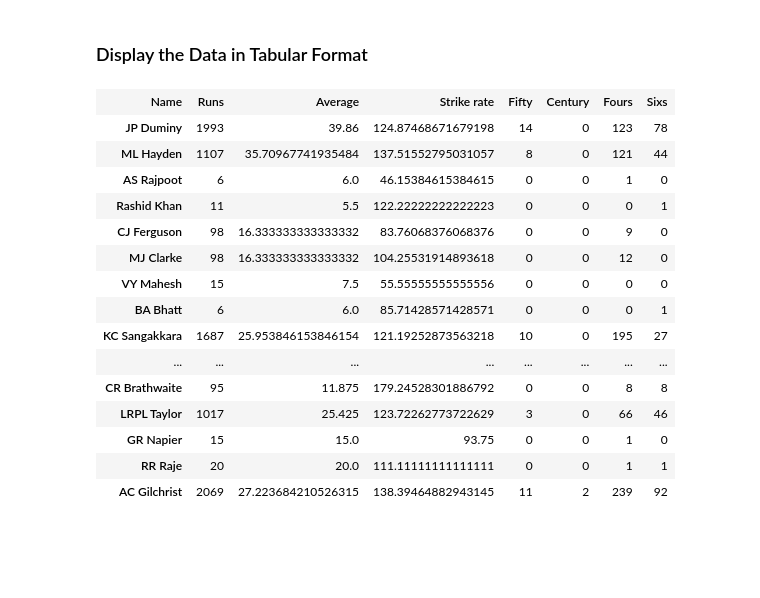
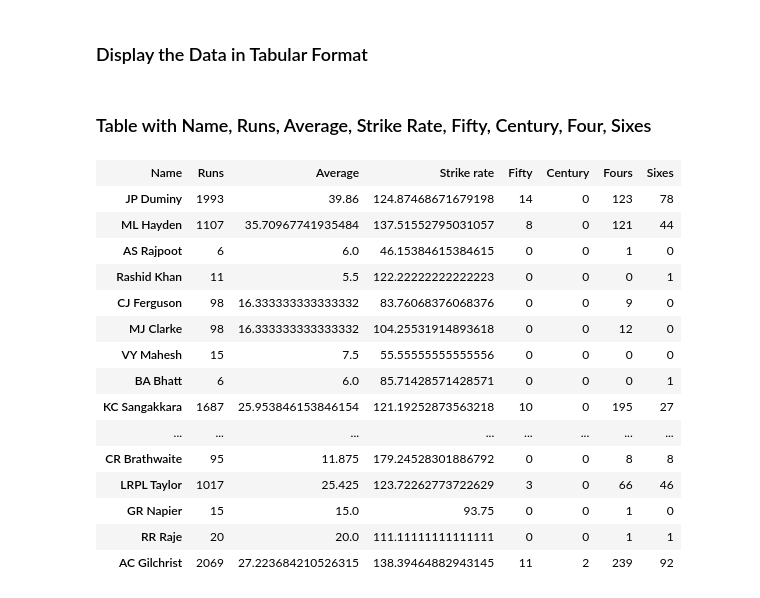
Before and after one commit to AnshulHedau/IPL_Insights, a Jupyter notebook: IPL - Batsman Analysis.ipynb, the cells around one changed output. Cells and saved outputs as stored; diff of their text form; code cells hidden in the pictures; blank space fills up the shorter version.

```diff
--- a/IPL - Batsman Analysis.ipynb
+++ b/IPL - Batsman Analysis.ipynb
@@ -1074,15 +579,17 @@ class ListTable(list):
 
         html.append("</table>")
         return ''.join(html)
+# %% [markdown]
+### Table with Name, Runs, Average, Strike Rate, Fifty, Century, Four, Sixes
 # %%
 analysis_condition = ListTable()
 
-analysis_condition.append(['Name', 'Runs', 'Average', 'Strike rate','Fifty', 'Century', 'Fours','Sixs'])
+analysis_condition.append(['Name', 'Runs', 'Average', 'Strike rate','Fifty', 'Century', 'Fours','Sixes'])
 for i in range(len(player_list)):
     analysis_condition.append([player_list[i], Players_Runs[i], P_avg[i], Players_SR[i],Player_fifty[i], Player_century[i], Player_four[i],Player_six[i]])
 analysis_condition
 # %% [output]
-| Name | Runs | Average | Strike rate | Fifty | Century | Fours | Sixs |
+| Name | Runs | Average | Strike rate | Fifty | Century | Fours | Sixes |
 | JP Duminy | 1993 | 39.86 | 124.87468671679198 | 14 | 0 | 123 | 78 |
 | ML Hayden | 1107 | 35.70967741935484 | 137.51552795031057 | 8 | 0 | 121 | 44 |
 | AS Rajpoot | 6 | 6.0 | 46.15384615384615 | 0 | 0 | 1 | 0 |
```
Also changed, not shown: parts of 85 cells of this notebook.
